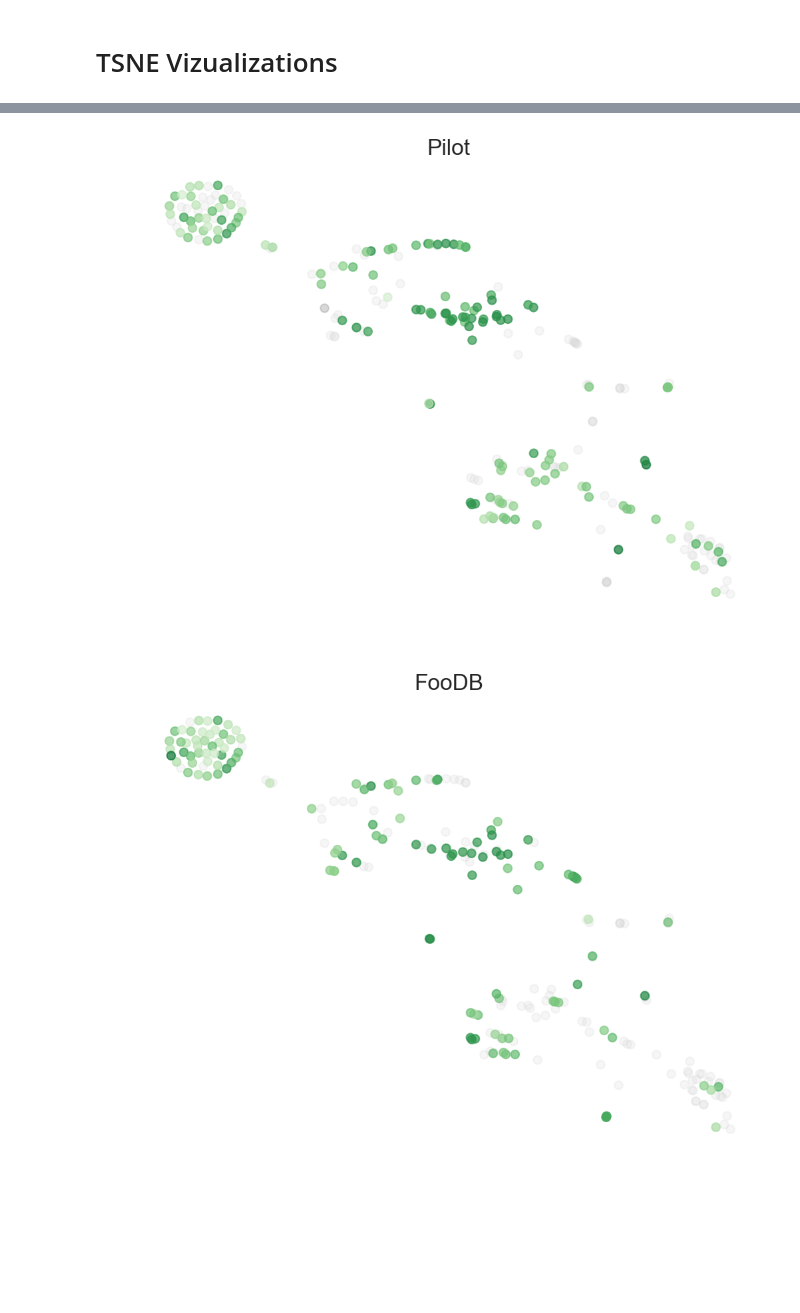
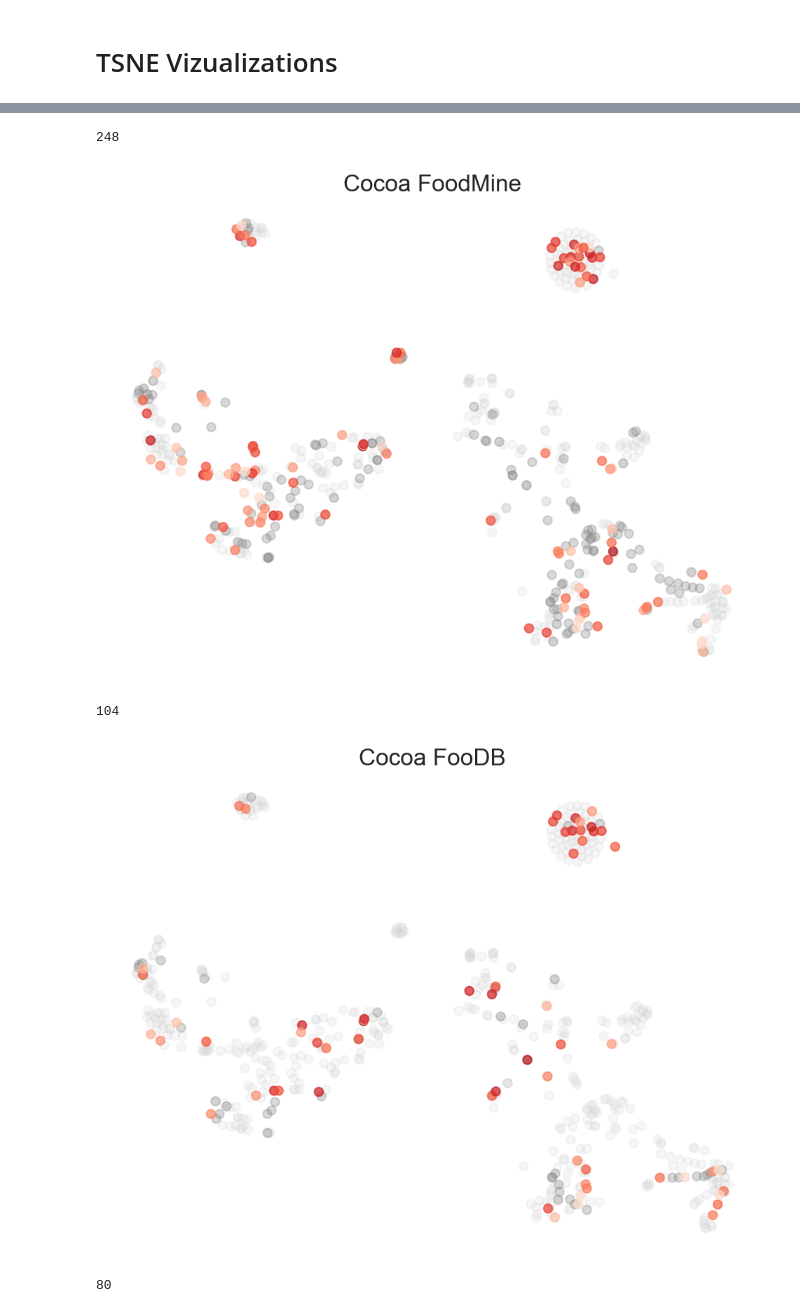
Before and after one commit to fhooton/FoodMine, a Jupyter notebook: Molecule_Embedding.ipynb, the cells around one changed output, grey strips where cells are left out. Drawn from its saved outputs; the diff is of its cells as text; code cells hidden in the pictures; blank space fills up the shorter version.

```diff
--- a/Molecule_Embedding.ipynb
+++ b/Molecule_Embedding.ipynb
@@ -246,2 +462,7 @@ viz_data['Number of Health Associations'] = data.ChemicalName.fillna(0).tolist()
+# %%
+"""
+    To exactly reproduce plot points from paper, must load the previously generated TSNE points.
+"""
+viz_data = pd.read_pickle(f'data/{food}_chemical_viz_data.pkl')
 # %% [markdown]
 # TSNE Vizualizations
@@ -256,6 +469,5 @@ viz_data.head()
 # %%
-from matplotlib.colors import ListedColormap
-import matplotlib.colors as clr
+target_col = 'Number of Health Associations'
 
 _, ax = plt.subplots(figsize=(8,6))
 
@@ -264,9 +476,13 @@ v1 = viz_data[viz_data[target_col] != 0]
 v2 = viz_data[viz_data[target_col] == 0]
 
 color_values = v1[target_col].apply(np.log).tolist()
+#color_values = v1[target_col].tolist()
 
-min_c_val = -11.6 # Need to hardcode to make colorbars same for cocoa and garlic
-max_c_val = 11.3
+#min_c_val = -11.6 # min(color_values) # Need to change to make colorbars same
+#max_c_val = 11.3 #max(color_values)
+
+min_c_val = min(color_values)
+max_c_val = max(color_values)
 
 levels = np.linspace(min_c_val, max_c_val, 10)
 
@@ -276,15 +492,18 @@ ax.scatter(v2.tsne_0.tolist(), v2.tsne_1.tolist(), c='grey',
 
 # Plot non-zero data accoring to color bar
 f = ax.scatter(v1.tsne_0.tolist(), v1.tsne_1.tolist(), c=color_values,
-           cmap=clr.LinearSegmentedColormap.from_list('map1', sns.color_palette("Greens").as_hex(), N = 10000),
+           cmap=clr.LinearSegmentedColormap.from_list('map1', sns.color_palette("Reds").as_hex(), N=10000),
                marker='o', alpha=.7, vmin=min_c_val, vmax=max_c_val)
 
-ax.set_title(food + ' TSNE', fontsize=16)
+ax.set_title(f'{food.capitalize()} TSNE', fontsize=16)
+ax.spines['right'].set_visible(False)
+ax.spines['top'].set_visible(False)
+
 plt.axis('off')
 
 cbar = plt.colorbar(f)
 cbar.set_label(target_col, rotation=270, labelpad=+10)
 
 ticks = cbar.get_ticks()
-cbar.ax.set_yticklabels(["{:.1}".format(np.exp(t)) for t in ticks])
+cbar.ax.set_yticklabels([int(round(np.exp(t))) for t in ticks])
 # %% [output]
@@ -297,13 +517,9 @@ cbar.ax.set_yticklabels(["{:.1}".format(np.exp(t)) for t in ticks])
 # %%
-from matplotlib.colors import ListedColormap
-import matplotlib.colors as clr
+source_strings = ['FoodMine', 'FooDB', 'USDA']
 
-source_strings = ['Pilot', 'FooDB', 'USDA']
-
-main_color = 'Greens'
-
+main_color = 'Reds'
 color_pals = {
-    'Pilot' : clr.LinearSegmentedColormap.from_list('map1', sns.color_palette(main_color).as_hex()),
+    'FoodMine' : clr.LinearSegmentedColormap.from_list('map1', sns.color_palette(main_color).as_hex()),
     'FooDB' : clr.LinearSegmentedColormap.from_list('map2', sns.color_palette(main_color).as_hex()),
     'USDA' : clr.LinearSegmentedColormap.from_list('map3', sns.color_palette(main_color).as_hex())
 }
@@ -311,35 +527,42 @@ color_pals = {
 # Plot each datasource as seperate graph
 for s in source_strings:
     # Seperate values in datasource from values not in datasource
-    temp = viz_data[viz_data.source.str.contains(s)]
-    antitemp = viz_data[~viz_data.source.str.contains(s)]
+    temp = viz_data[viz_data.source.fillna('NA').str.contains(s)]
+    antitemp = viz_data[~viz_data.source.fillna('NA').str.contains(s)]
+
+    print(len(temp))
 
     with sns.axes_style('white'):
         _, ax = plt.subplots(figsize=(8,6))
 
         color_values = temp[target_col].apply(np.log).tolist()
 
         # Plot values not in datasource as lightgrey
         ax.scatter(antitemp.tsne_0.tolist(), antitemp.tsne_1.tolist(), c='lightgrey',
                    marker='o', alpha=.2)
 
         v1 = temp[temp[target_col] != 0]
         v2 = temp[temp[target_col] == 0]
 
         color_values = v1[target_col].apply(np.log).tolist()
 
         # Plot values in datasource with a value of 0 as grey
         ax.scatter(v2.tsne_0.tolist(), v2.tsne_1.tolist(), c='grey',
                    marker='o', alpha=.3)
 
         # Plot values in datasource with a nonzero value in the colormap color
         f = ax.scatter(v1.tsne_0.tolist(), v1.tsne_1.tolist(), c=color_values,
                    cmap=color_pals[s], marker='o', alpha=.7, vmin=min_c_val, vmax=max_c_val)
 
-        ax.set_title(s, fontsize=16)
+        ax.set_title(food.capitalize() + ' ' + s, fontsize=16)
+        ax.spines['right'].set_visible(False)
+        ax.spines['top'].set_visible(False)
         plt.axis('off')
 
         plt.show()
 # %% [output]
+248
-[figure, old version]
+[figure, new version]
+104
-[figure, old version]
+[figure, new version]
+80
```
Also changed, not shown: parts of 53 cells of this notebook.
